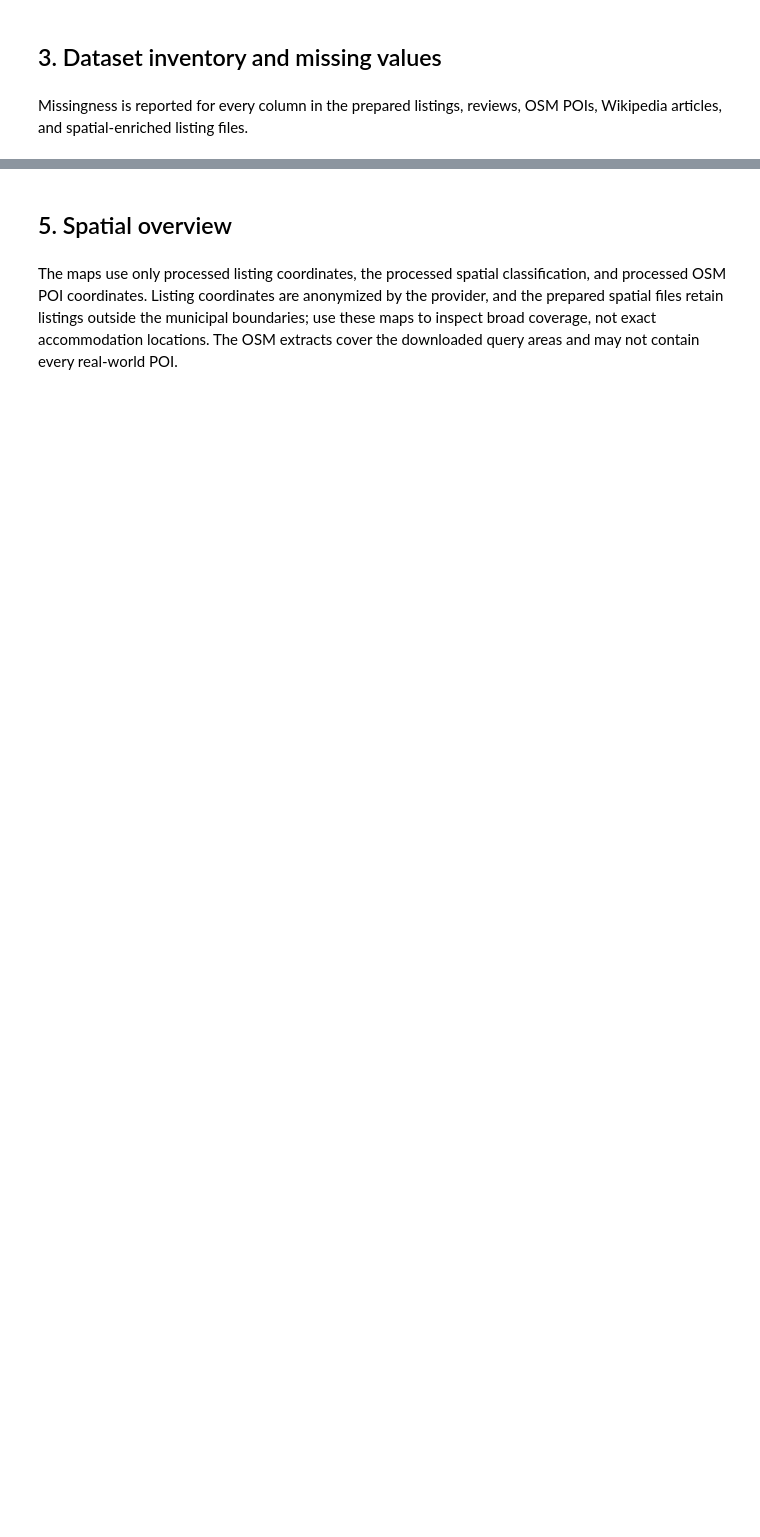
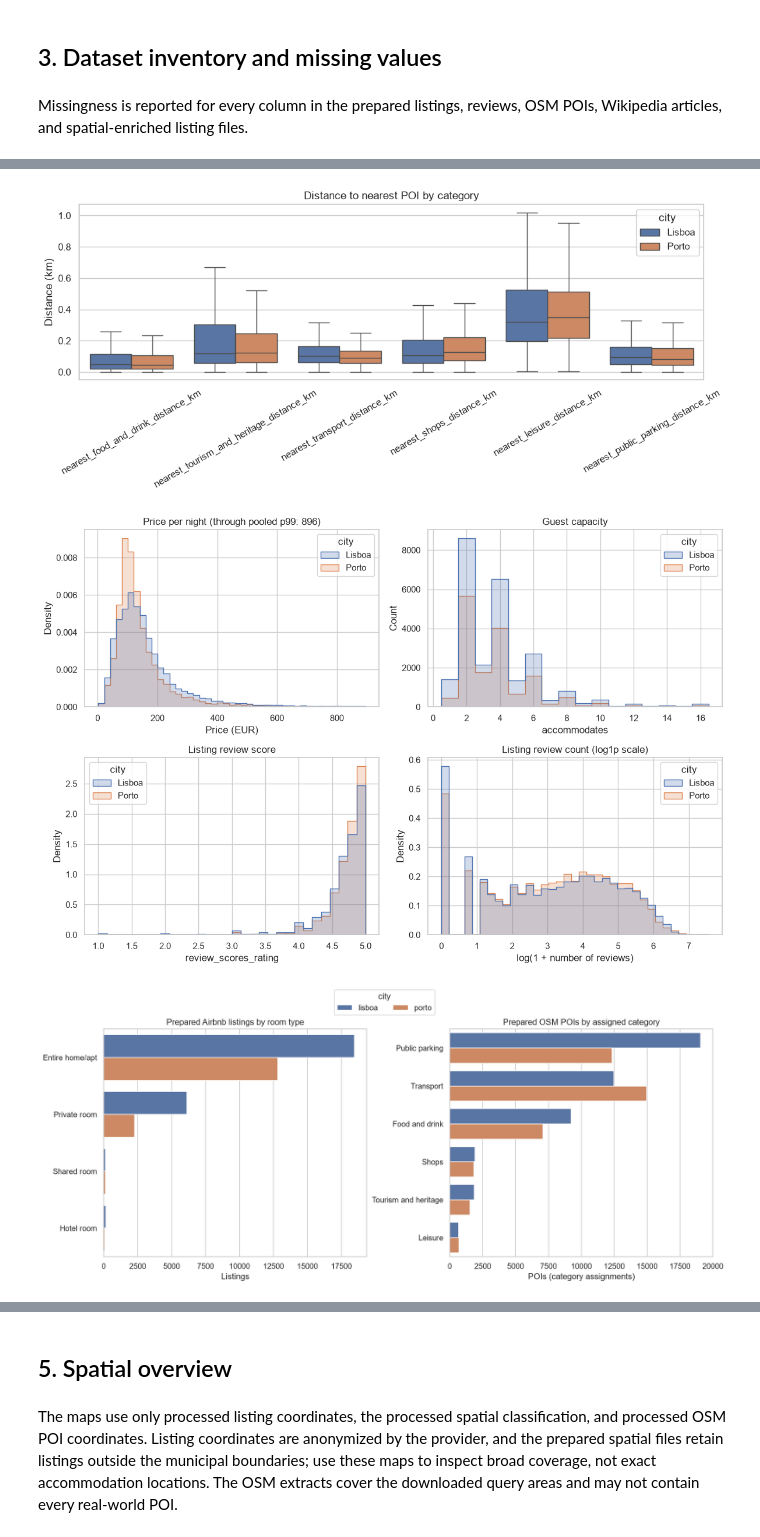
Before and after one commit to tomasestevess/PRI_projeto, a Jupyter notebook: analysis/notebooks/02_processed_eda.ipynb, the cells around one changed output, grey strips where cells are left out. Cells and saved outputs as stored; diff of their text form; code cells hidden in the pictures; blank space fills up the shorter version.

```diff
--- a/analysis/notebooks/02_processed_eda.ipynb
+++ b/analysis/notebooks/02_processed_eda.ipynb
@@ -268,5 +308,4 @@ display(missing_values.sort_values("missing_pct", ascending=False).groupby(["dat
 # %%
-# Numeric profiles for the prepared Airbnb listings.
 numeric_columns = [
     "price", "accommodates", "bathrooms", "bedrooms", "beds", "number_of_reviews",
     "number_of_reviews_ltm", "availability_365", "review_scores_rating", "reviews_per_month",
@@ -288,7 +327,6 @@ for city, df in listings.items():
 numeric_summary = pd.DataFrame(numeric_rows)
 numeric_summary.to_csv(TABLES / "processed_airbnb_numeric_summary.csv", index=False)
 
-# Distance-to-POI features added during spatial processing.
 distance_columns = [column for column in spatial_listings["lisboa"].columns
                     if column.startswith("nearest_") and column.endswith("_distance_km")]
 distance_rows = []
@@ -324,8 +362,10 @@ for city, df in listings.items():
         neighbourhood_rows.extend({"city": city, "neighbourhood": label, "listings": int(count)}
                                    for label, count in df["neighbourhood_cleansed"].fillna("(missing)").value_counts().head(20).items())
 for city, df in osm.items():
+    category_assignments = df["categories"].fillna("").astype(str).str.split(";").explode().str.strip()
+    category_assignments = category_assignments[category_assignments.ne("")]
     osm_category_rows.extend({"city": city, "category": label, "pois": int(count)}
-                              for label, count in df["categories"].fillna("(missing)").value_counts().items())
+                              for label, count in category_assignments.value_counts().items())
     element_type_rows.extend({"city": city, "element_type": label, "pois": int(count)}
                               for label, count in df["element_type"].fillna("(missing)").value_counts().items())
 room_type_counts = pd.DataFrame(room_type_rows)
@@ -358,7 +398,6 @@ for city in CITIES:
 review_coverage = pd.DataFrame(review_coverage_rows)
 review_coverage.to_csv(TABLES / "processed_review_coverage.csv", index=False)
 
-# Price and review count use 99th-percentile limits for readable plots; summaries above retain the full values.
 plot_frames = []
 for city, df in listings.items():
     part = df[[column for column in ["price", "accommodates", "number_of_reviews", "review_scores_rating"] if column in df]].copy()
@@ -383,41 +422,55 @@ sns.histplot(data=plot_data, x="review_scores_rating", hue="city", bins=30,
 axes[1, 0].set_title("Listing review score")
 sns.histplot(data=plot_data, x="log1p_reviews", hue="city", bins=35,
              stat="density", common_norm=False, element="step", ax=axes[1, 1])
 axes[1, 1].set_title("Listing review count (log1p scale)")
 axes[1, 1].set_xlabel("log(1 + number of reviews)")
 fig.tight_layout()
 fig.savefig(FIGURES / "processed_airbnb_distributions.pdf", bbox_inches="tight")
 plt.show()
 
-# Categorical distributions: Airbnb room type and OSM POI category.
-fig, axes = plt.subplots(1, 2, figsize=(13, 5))
-sns.barplot(data=room_type_counts, x="room_type", y="listings", hue="city", ax=axes[0])
+room_type_order = (room_type_counts.groupby("room_type")["listings"].sum()
+                   .sort_values(ascending=False).index.tolist())
+osm_categories["category_label"] = osm_categories["category"].str.replace("_", " ", regex=False).str.capitalize()
+osm_category_order = (osm_categories.groupby("category_label")["pois"].sum()
+                      .sort_values(ascending=False).index.tolist())
+fig, axes = plt.subplots(1, 2, figsize=(14, 6))
+sns.barplot(data=room_type_counts, y="room_type", x="listings", hue="city",
+            order=room_type_order, ax=axes[0])
 axes[0].set_title("Prepared Airbnb listings by room type")
-axes[0].set_xlabel("")
-axes[0].tick_params(axis="x", rotation=25)
-sns.barplot(data=osm_categories, x="category", y="pois", hue="city", ax=axes[1])
-axes[1].set_title("Prepared OSM POIs by category")
-axes[1].set_xlabel("")
-axes[1].tick_params(axis="x", rotation=35)
-fig.tight_layout()
+axes[0].set_xlabel("Listings")
+axes[0].set_ylabel("")
+sns.barplot(data=osm_categories, y="category_label", x="pois", hue="city",
+            order=osm_category_order, ax=axes[1])
+axes[1].set_title("Prepared OSM POIs by assigned category")
+axes[1].set_xlabel("POIs (category assignments)")
+axes[1].set_ylabel("")
+handles, labels = axes[0].get_legend_handles_labels()
+for axis in axes:
+    axis.legend_.remove()
+fig.legend(handles, labels, title="city", loc="upper center", ncol=2,
+           bbox_to_anchor=(0.5, 1.02))
+fig.tight_layout(rect=(0, 0, 1, 0.94))
 fig.savefig(FIGURES / "processed_categories.pdf", bbox_inches="tight")
 plt.show()
 
-# Price by room type, clipped at pooled p99 for readability only.
 price_room = pd.concat([df.assign(city=city.title())[["city", "room_type", "price"]] for city, df in listings.items()], ignore_index=True)
 price_room["price"] = pd.to_numeric(price_room["price"], errors="coerce")
 room_cap = price_room["price"].quantile(0.99)
 fig, ax = plt.subplots(figsize=(10, 5))
 sns.boxplot(data=price_room[price_room["price"].le(room_cap)], x="room_type", y="price", hue="city", showfliers=False, ax=ax)
 ax.set_ylim(0, room_cap)
 ax.set_title(f"Price by room type (through pooled p99: {room_cap:.0f})")
 ax.set_xlabel("")
 ax.set_ylabel("Price per night (EUR)")
 ax.tick_params(axis="x", rotation=20)
 fig.tight_layout()
 fig.savefig(FIGURES / "processed_price_by_room_type.pdf", bbox_inches="tight")
 plt.show()
 
 display(numeric_summary)
 display(review_coverage)
 display(wikipedia_languages)
+# %% [output]
+[figure, added]
+[figure, added]
+[figure, added]
```
Also changed, not shown: parts of 11 cells of this notebook, 20 other files.
